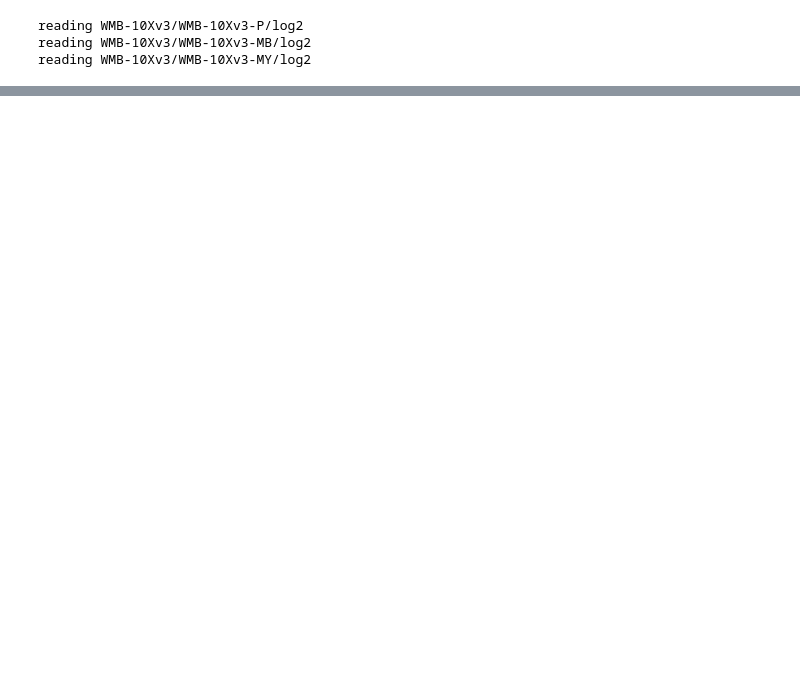
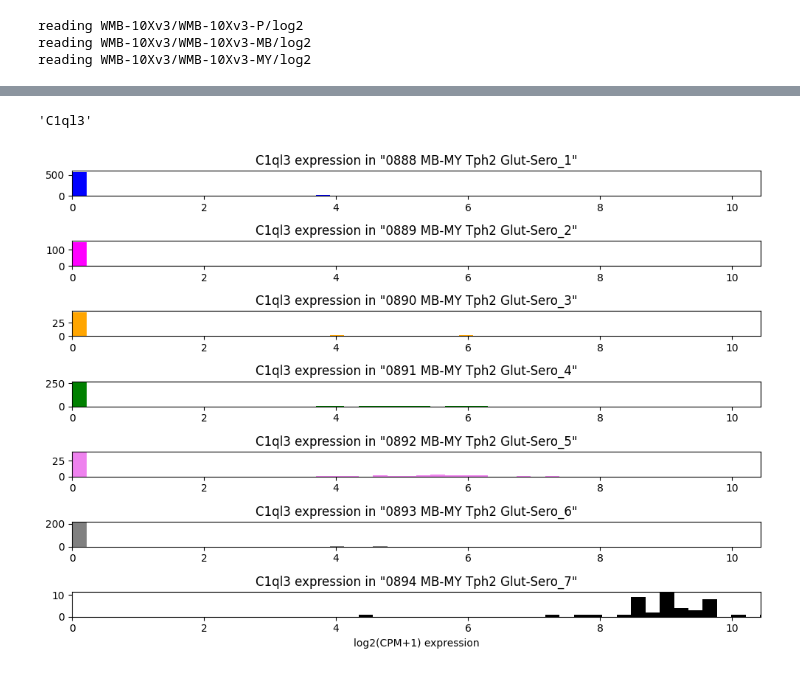
Before and after one commit to danielsf/jottings, a Jupyter notebook: PutItAllTogether.ipynb, the cells around one changed output, grey strips where cells are left out. Drawn from its saved outputs; the diff is of its cells as text; code cells hidden in the pictures; blank space fills up the shorter version.

```diff
--- a/PutItAllTogether.ipynb
+++ b/PutItAllTogether.ipynb
@@ -282,0 +432,4 @@ valid_genes[np.argmax(valid_delta)]
+# %%
+# figure out which column is Zeb2 in the full serotonergic AnnData object
+
+zeb2_idx = np.where(sero_adata.var.gene_symbol=='Zeb2')[0][0]
@@ -282,0 +504,57 @@ valid_genes[np.argmax(valid_delta)]
+# %%
+valid_genes[np.argmax(valid_delta)]
+# %% [output]
+'C1ql3'
+# %%
+# figure out which column is C1ql3 in the full serotonergic AnnData object
+
+c1ql3_idx = np.where(sero_adata.var.gene_symbol=='C1ql3')[0][0]
+# %%
+# find bounds of C1ql3 expression
+min_c1ql3 = sero_adata.X[:, c1ql3_idx].min()
+max_c1ql3 = sero_adata.X[:, c1ql3_idx].max()
+d_c1ql3 = max_c1ql3-min_c1ql3
+
+# determine how many unique supertypes are in the serotontergic dataset
+unq_supertypes = np.unique(sero_adata.obs.supertype)
+n_supertypes = len(unq_supertypes)
+
+fig = plt.figure(figsize=(10, 1*n_supertypes))
+
+# add a sub plot for each supertype
+axis_list = [
+    fig.add_subplot(n_supertypes, 1, ii+1)
+    for ii in range(n_supertypes)
+]
+
+color_list = [
+    'blue',
+    'magenta',
+    'orange',
+    'green',
+    'violet',
+    'gray',
+    'black'
+]
+
+
+# loop over supertypes
+for ii, (supertype, axis) in enumerate(zip(unq_supertypes, axis_list)):
+    # grab only cells in this supertype
+    subset = sero_adata[sero_adata.obs.supertype==supertype, :]
+
+    c1ql3_expression = subset.X[:, c1ql3_idx]
+
+    _  = axis.hist(
+        c1ql3_expression,
+        bins=np.linspace(min_c1ql3, max_c1ql3+0.02*d_c1ql3, 50),
+        color=color_list[ii%n_supertypes]
+    )
+
+    axis.set_title(f'C1ql3 expression in "{supertype}"')
+    axis.set_xlim(min_c1ql3, max_c1ql3)
+
+axis_list[-1].set_xlabel('log2(CPM+1) expression')
+fig.tight_layout()
+# %% [output]
+[figure, added]
```
Also changed, not shown: parts of 67 cells of this notebook.
